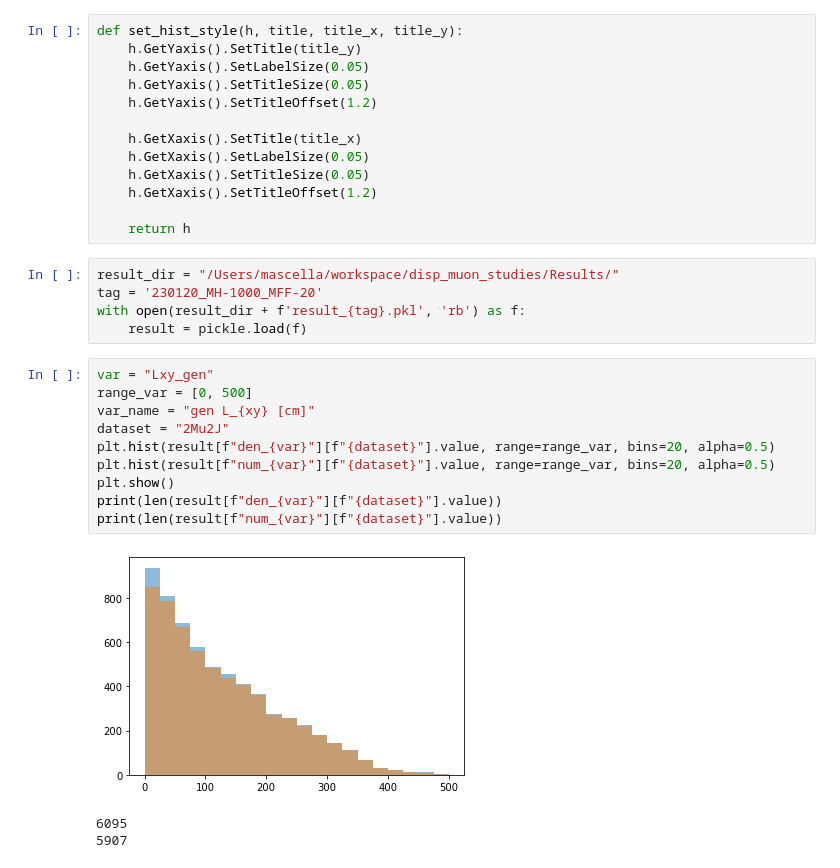
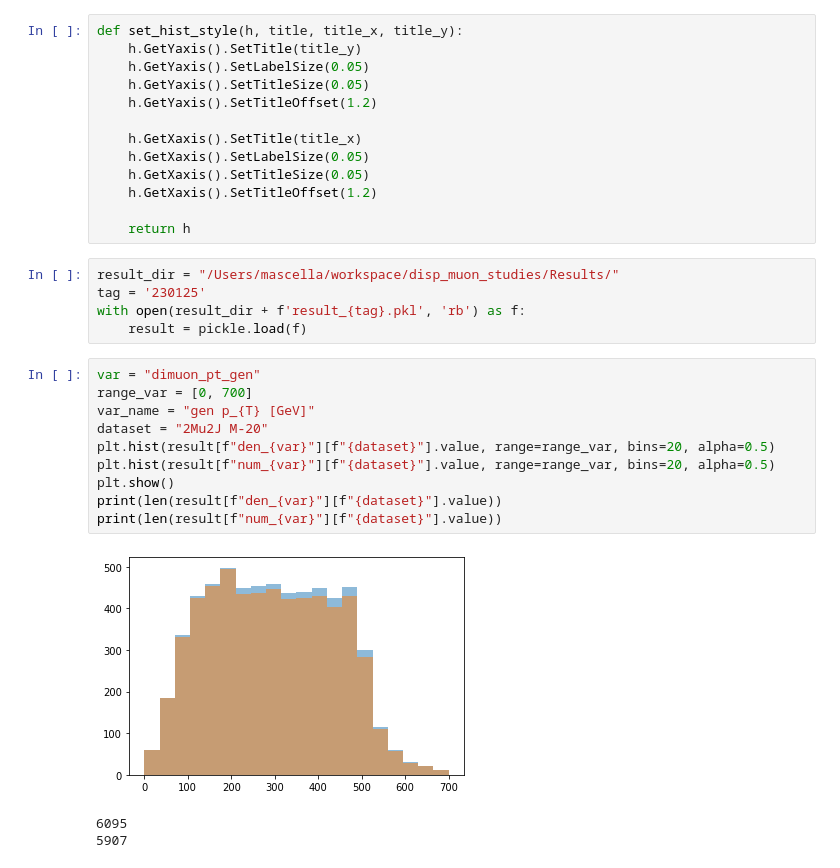
Before and after one commit to annamasce/disp_muon_studies, a Jupyter notebook: notebooks/eff_plots.ipynb, the cells around one changed output. Saved outputs shown, nothing was run; the diff lists cells and outputs as text.

```diff
--- a/notebooks/eff_plots.ipynb
+++ b/notebooks/eff_plots.ipynb
@@ -38,21 +38,21 @@ def set_hist_style(h, title, title_x, title_y):
     return h
 # %%
 result_dir = "/Users/mascella/workspace/disp_muon_studies/Results/"
-tag = '230120_MH-1000_MFF-20'
+tag = '230125'
 with open(result_dir + f'result_{tag}.pkl', 'rb') as f:
     result = pickle.load(f)
 # %%
-var = "Lxy_gen"
-range_var = [0, 500]
-var_name = "gen L_{xy} [cm]"
-dataset = "2Mu2J"
+var = "dimuon_pt_gen"
+range_var = [0, 700]
+var_name = "gen p_{T} [GeV]"
+dataset = "2Mu2J M-20"
 plt.hist(result[f"den_{var}"][f"{dataset}"].value, range=range_var, bins=20, alpha=0.5)
 plt.hist(result[f"num_{var}"][f"{dataset}"].value, range=range_var, bins=20, alpha=0.5)
 plt.show()
 print(len(result[f"den_{var}"][f"{dataset}"].value))
 print(len(result[f"num_{var}"][f"{dataset}"].value))
 # %% [output]
-[figure, old version]
+[figure, new version]
 6095
 5907
 # %%
```
Also changed, not shown: parts of 3 cells of this notebook, 5 other files.
